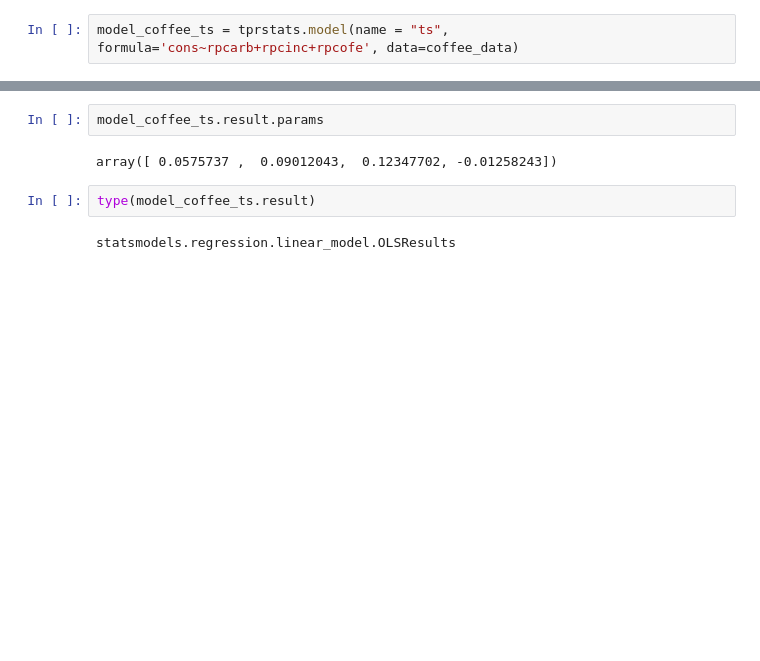
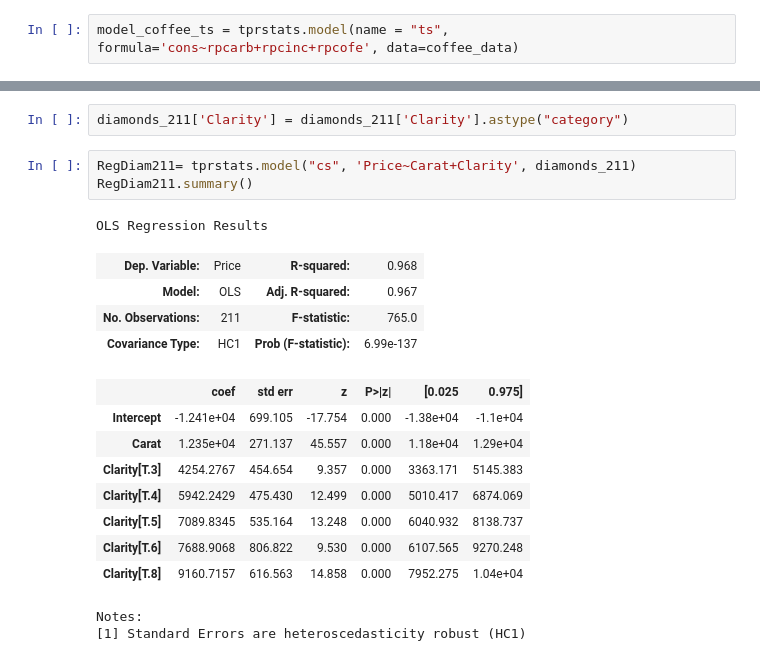
Before and after one commit to dnepple/tprstats-python, a Jupyter notebook: notebooks/scaled_coefficients.ipynb, the cells around one changed output, grey strips where cells are left out. Cells and saved outputs as stored; diff of their text form; blank space fills up the shorter version.

```diff
--- a/notebooks/scaled_coefficients.ipynb
+++ b/notebooks/scaled_coefficients.ipynb
@@ -132,8 +118,21 @@ IndexError: only integers, slices (`:`), ellipsis (`...`), numpy.newaxis (`None`
-# %%
-model_coffee_ts.result.params
-# %% [output]
-array([ 0.0575737 ,  0.09012043,  0.12347702, -0.01258243])
-# %%
-type(model_coffee_ts.result)
-# %% [output]
-statsmodels.regression.linear_model.OLSResults
+# %%
+diamonds_211['Clarity'] = diamonds_211['Clarity'].astype("category")
+# %%
+RegDiam211= tprstats.model("cs", 'Price~Carat+Clarity', diamonds_211)
+RegDiam211.summary()
+# %% [output]
+OLS Regression Results
+| Dep. Variable: | Price | R-squared: | 0.968 |
+| Model: | OLS | Adj. R-squared: | 0.967 |
+| No. Observations: | 211 | F-statistic: | 765.0 |
+| Covariance Type: | HC1 | Prob (F-statistic): | 6.99e-137 |
+|  | coef | std err | z | P>|z| | [0.025 | 0.975] |
+| Intercept | -1.241e+04 | 699.105 | -17.754 | 0.000 | -1.38e+04 | -1.1e+04 |
+| Carat | 1.235e+04 | 271.137 | 45.557 | 0.000 | 1.18e+04 | 1.29e+04 |
+| Clarity[T.3] | 4254.2767 | 454.654 | 9.357 | 0.000 | 3363.171 | 5145.383 |
+| Clarity[T.4] | 5942.2429 | 475.430 | 12.499 | 0.000 | 5010.417 | 6874.069 |
+| Clarity[T.5] | 7089.8345 | 535.164 | 13.248 | 0.000 | 6040.932 | 8138.737 |
+| Clarity[T.6] | 7688.9068 | 806.822 | 9.530 | 0.000 | 6107.565 | 9270.248 |
+| Clarity[T.8] | 9160.7157 | 616.563 | 14.858 | 0.000 | 7952.275 | 1.04e+04 |
+Notes:
+[1] Standard Errors are heteroscedasticity robust (HC1)
```
Also changed, not shown: parts of 7 cells of this notebook.
